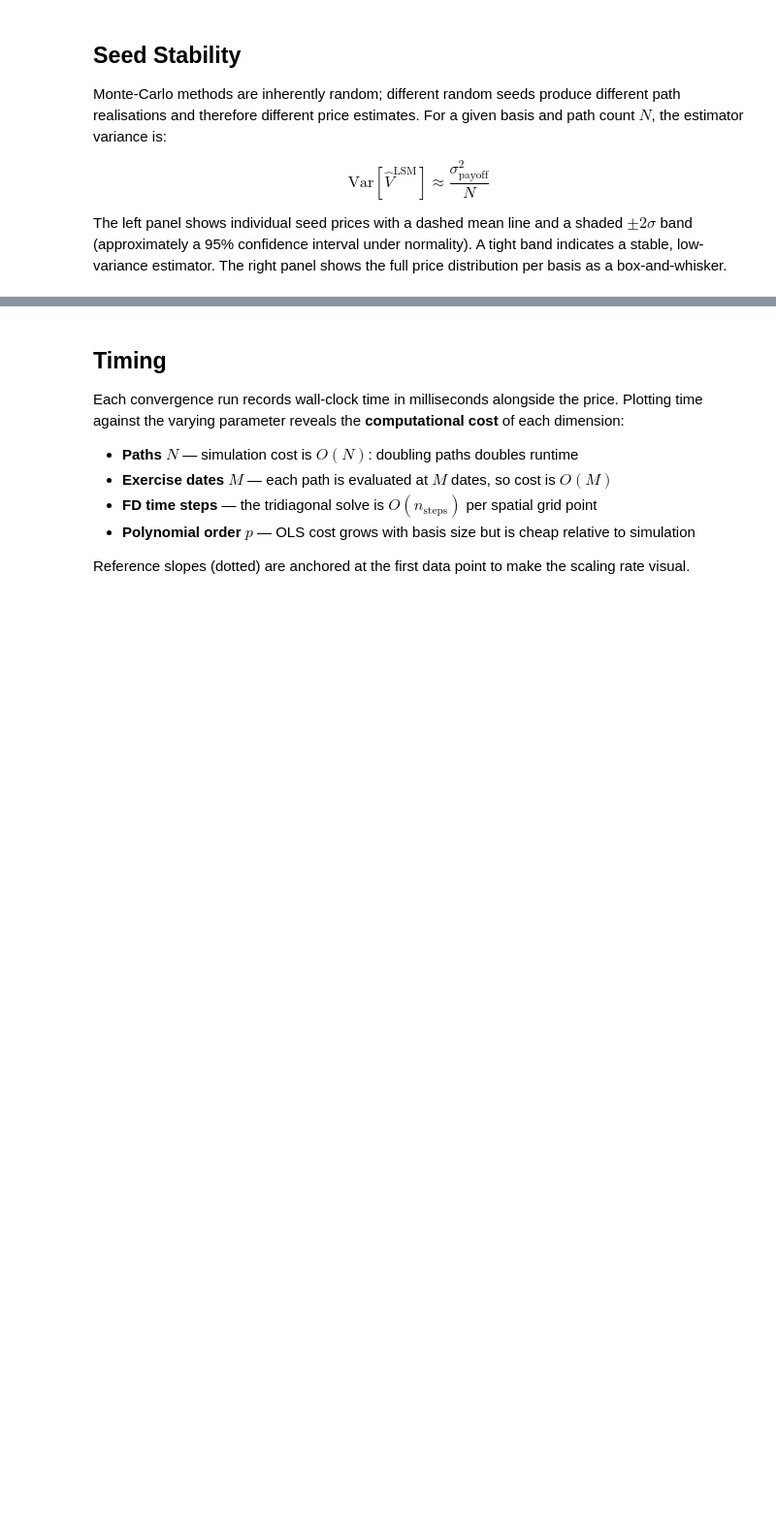
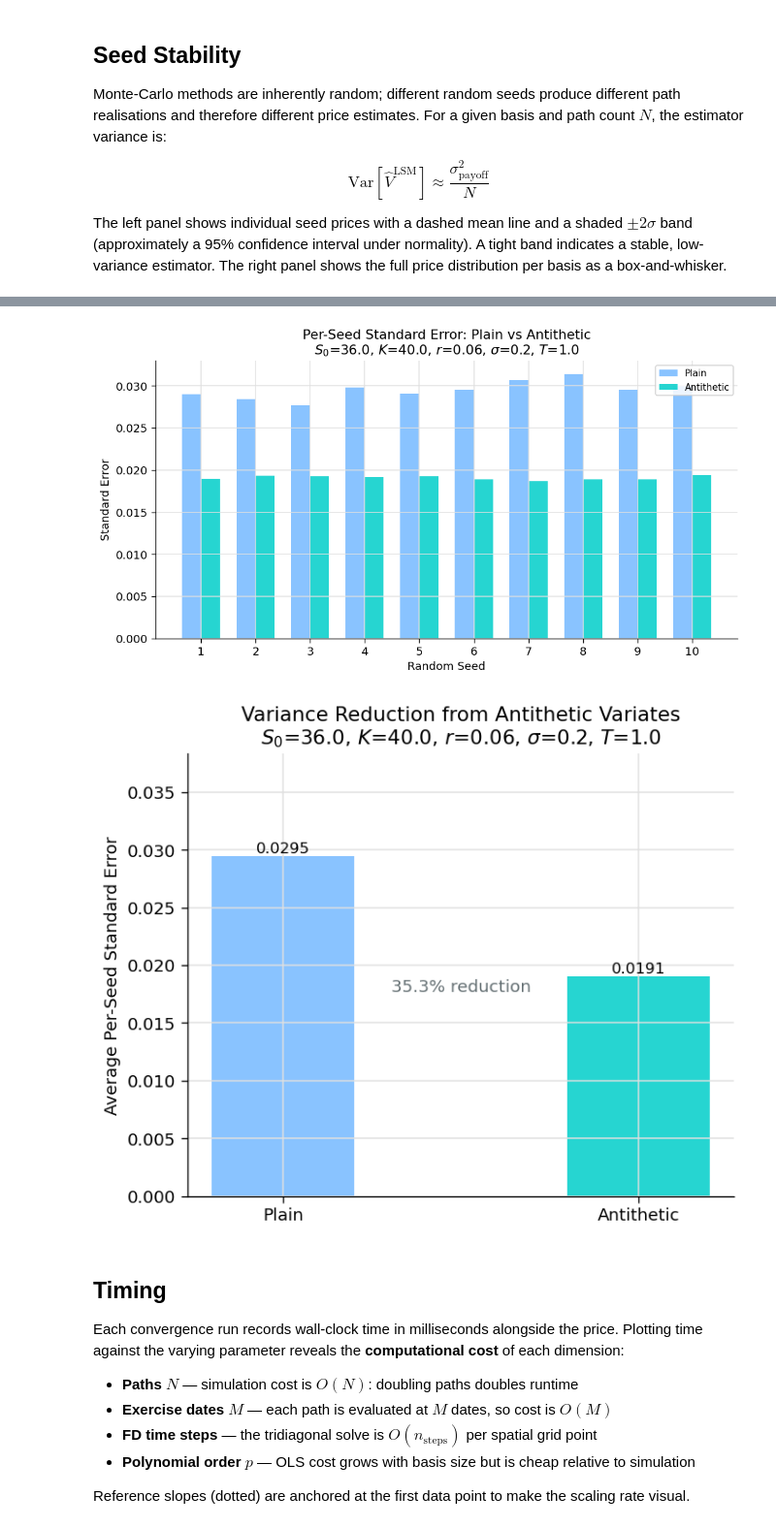
Before and after one commit to Hemasrikar/LSM-pricer, a Jupyter notebook: Convergence.ipynb, the cells around one changed output, grey strips where cells are left out. Shown at 97% size. Cells and saved outputs as stored; diff of their text form; code cells hidden in the pictures; blank space fills up the shorter version.

```diff
--- a/Convergence.ipynb
+++ b/Convergence.ipynb
@@ -465,3 +475,68 @@ plt.show()
+# %%
+# ── load seed stability data ──────────────────────────────────────────────────
+seed_files = load_convergence("seed_stability")
+
+anti_plot_data = []
+for label, params, df in seed_files:
+    numeric = df[pd.to_numeric(df["Seed"], errors="coerce").notna()].copy()
+    numeric["Seed"] = numeric["Seed"].astype(int)
+    stats_row = df[df["Seed"] == "Stats"]
+    avgse_row = df[df["Seed"] == "AvgSE"]
+    avg_plain_se = float(avgse_row["PlainPrice"].values[0])   if not avgse_row.empty else numeric["PlainSE"].mean()
+    avg_anti_se  = float(avgse_row["AntitheticPrice"].values[0]) if not avgse_row.empty else numeric["AntitheticSE"].mean()
+    anti_plot_data.append((label, params, numeric, avg_plain_se, avg_anti_se))
+
+if anti_plot_data:
+    _, params, _, _, _ = anti_plot_data[0]
+    suffix = (f"$S_0$={params.get('S0','')}, $K$={params.get('K','')}, "
+              f"$r$={params.get('r','')}, $\\sigma$={params.get('sigma','')}, $T$={params.get('T','')}")
+else:
+    suffix = ""
+
+# ── plot 1: per-seed SE grouped bar chart ─────────────────────────────────────
+for label, params, df, _, _ in anti_plot_data:
+    seeds = df["Seed"].values
+    x = np.arange(len(seeds))
+    width = 0.35
+
+    fig, ax = plt.subplots(figsize=(9, 5))
+    ax.bar(x - width/2, df["PlainSE"].values,      width, color=BLUE,  label="Plain",      alpha=0.85)
+    ax.bar(x + width/2, df["AntitheticSE"].values, width, color=GREEN, label="Antithetic", alpha=0.85)
+    ax.set_xticks(x)
+    ax.set_xticklabels(seeds)
+    ax.set_xlabel("Random Seed")
+    ax.set_ylabel("Standard Error")
+    ax.set_title(f"Per-Seed Standard Error: Plain vs Antithetic\n{suffix}")
+    ax.legend()
+    plt.tight_layout()
+    plt.savefig(f"{Plots_dir}/conv_anti_se_bars.png", bbox_inches="tight")
+    plt.show()
+
+# ── plot 2: average SE summary with % reduction ───────────────────────────────
+fig, ax = plt.subplots(figsize=(6, 5))
+for i, (label, params, df, avg_plain_se, avg_anti_se) in enumerate(anti_plot_data):
+    reduction = 100.0 * (avg_plain_se - avg_anti_se) / avg_plain_se
+    bars = ax.bar([0, 1], [avg_plain_se, avg_anti_se],
+                  color=[BLUE, GREEN], alpha=0.85, width=0.4)
+    ax.annotate(f"{avg_plain_se:.4f}", xy=(0, avg_plain_se), ha="center",
+                va="bottom", fontsize=10)
+    ax.annotate(f"{avg_anti_se:.4f}", xy=(1, avg_anti_se), ha="center",
+                va="bottom", fontsize=10)
+    ax.annotate(f"{reduction:.1f}% reduction",
+                xy=(0.5, max(avg_plain_se, avg_anti_se) * 0.6),
+                ha="center", fontsize=11, color=DARK_GREY,
+                arrowprops=None)
+ax.set_xticks([0, 1])
+ax.set_xticklabels(["Plain", "Antithetic"])
+ax.set_ylabel("Average Per-Seed Standard Error")
+ax.set_title(f"Variance Reduction from Antithetic Variates\n{suffix}")
+ax.set_ylim(0, max(avg_plain_se, avg_anti_se) * 1.3)
+plt.tight_layout()
+plt.savefig(f"{Plots_dir}/conv_anti_se_summary.png", bbox_inches="tight")
+plt.show()
+# %% [output]
+[figure, added]
+[figure, added]
 # %% [markdown]
 ## Timing
 
```
Also changed, not shown: parts of 7 cells of this notebook, 4 other files.
